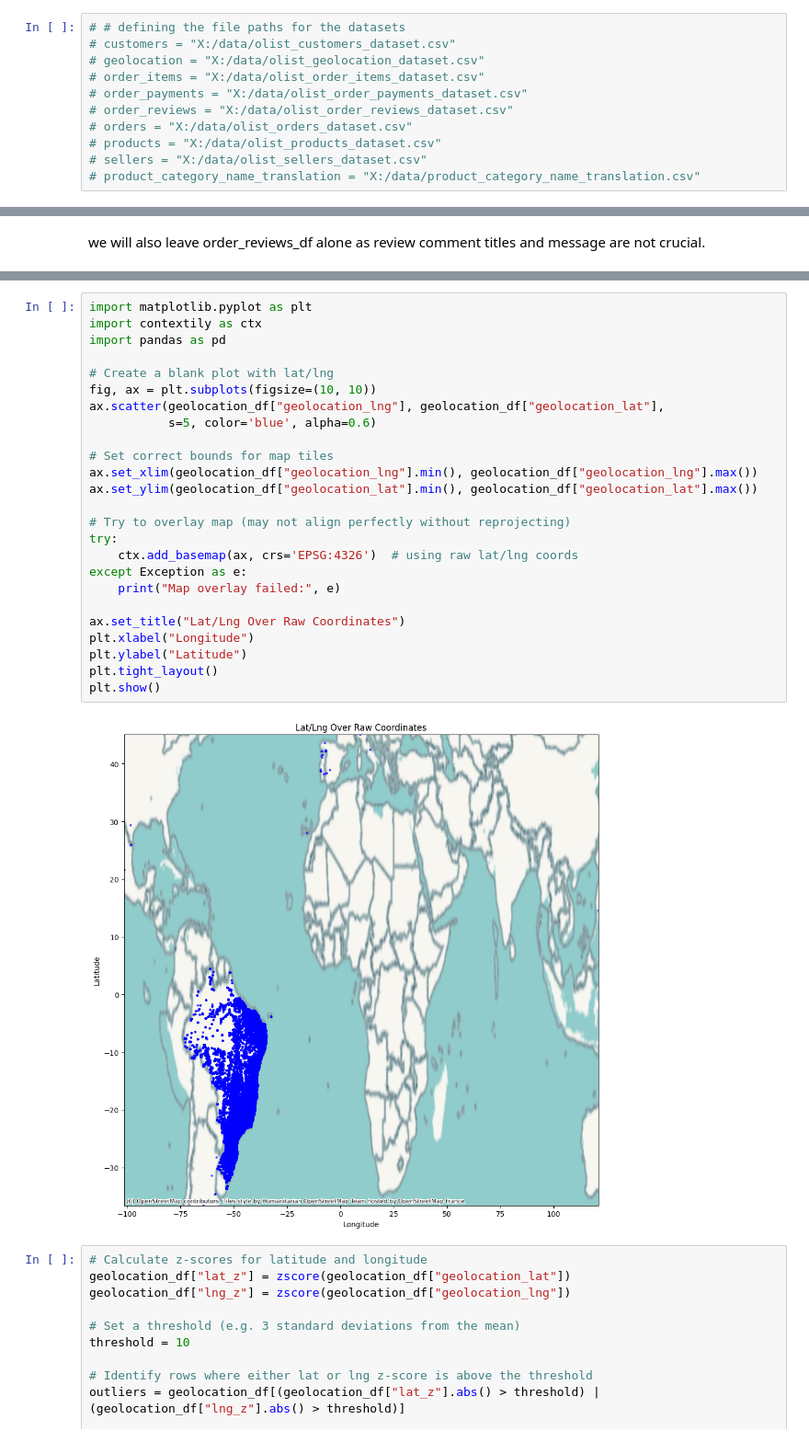
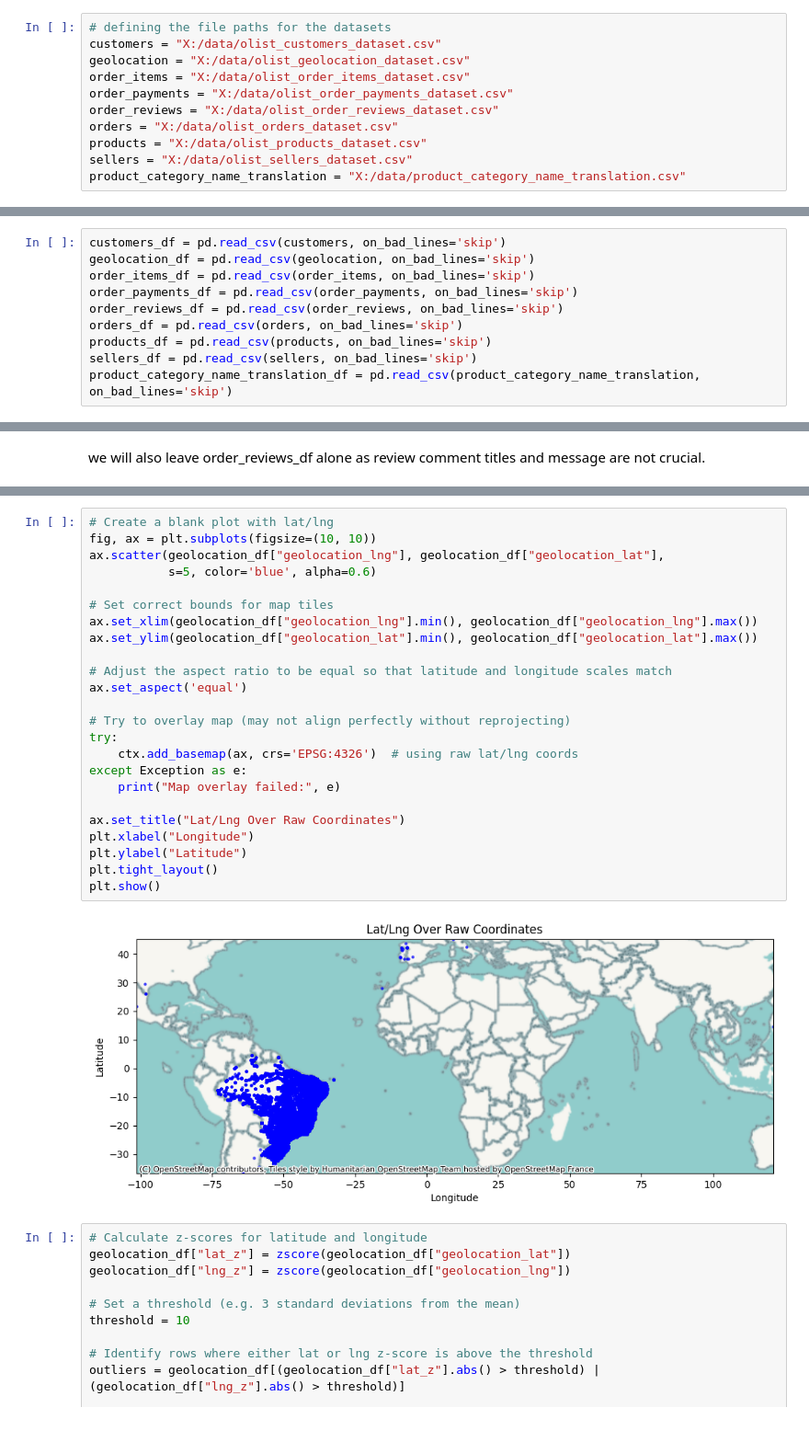
Before and after one commit to Mocuss/FESI-Crew, a Jupyter notebook: EDA.ipynb, the cells around one changed output, grey strips where cells are left out. Shown at 92% size. Saved outputs shown, nothing was run; the diff lists cells and outputs as text.

Commit message:
Add files via upload
Recleaned data

```diff
--- a/EDA.ipynb
+++ b/EDA.ipynb
@@ -41,11 +21,11 @@ product_category_name_translation = "C:/Users/Marcus/Documents/NYP/NYPY3/Y3S1/EG
 # %%
-# # defining the file paths for the datasets
-# customers = "X:/data/olist_customers_dataset.csv"
-# geolocation = "X:/data/olist_geolocation_dataset.csv"
-# order_items = "X:/data/olist_order_items_dataset.csv"
-# order_payments = "X:/data/olist_order_payments_dataset.csv"
-# order_reviews = "X:/data/olist_order_reviews_dataset.csv"
-# orders = "X:/data/olist_orders_dataset.csv"
-# products = "X:/data/olist_products_dataset.csv"
-# sellers = "X:/data/olist_sellers_dataset.csv"
-# product_category_name_translation = "X:/data/product_category_name_translation.csv"
+# defining the file paths for the datasets
+customers = "X:/data/olist_customers_dataset.csv"
+geolocation = "X:/data/olist_geolocation_dataset.csv"
+order_items = "X:/data/olist_order_items_dataset.csv"
+order_payments = "X:/data/olist_order_payments_dataset.csv"
+order_reviews = "X:/data/olist_order_reviews_dataset.csv"
+orders = "X:/data/olist_orders_dataset.csv"
+products = "X:/data/olist_products_dataset.csv"
+sellers = "X:/data/olist_sellers_dataset.csv"
+product_category_name_translation = "X:/data/product_category_name_translation.csv"
@@ -71,3 +32,13 @@ product_category_name_translation_df = pd.read_csv(product_category_name_transla
+# %%
+customers_df = pd.read_csv(customers, on_bad_lines='skip')
+geolocation_df = pd.read_csv(geolocation, on_bad_lines='skip')
+order_items_df = pd.read_csv(order_items, on_bad_lines='skip')
+order_payments_df = pd.read_csv(order_payments, on_bad_lines='skip')
+order_reviews_df = pd.read_csv(order_reviews, on_bad_lines='skip')
+orders_df = pd.read_csv(orders, on_bad_lines='skip')
+products_df = pd.read_csv(products, on_bad_lines='skip')
+sellers_df = pd.read_csv(sellers, on_bad_lines='skip')
+product_category_name_translation_df = pd.read_csv(product_category_name_translation, on_bad_lines='skip')
 # %%
 # defining functions to clean and preprocess the data
 def checkingforduplinull(df, name="DataFrame"):
@@ -168,30 +188,29 @@ plt.show()
 # %%
-import matplotlib.pyplot as plt
-import contextily as ctx
-import pandas as pd
-
 # Create a blank plot with lat/lng
 fig, ax = plt.subplots(figsize=(10, 10))
 ax.scatter(geolocation_df["geolocation_lng"], geolocation_df["geolocation_lat"],
            s=5, color='blue', alpha=0.6)
 
 # Set correct bounds for map tiles
 ax.set_xlim(geolocation_df["geolocation_lng"].min(), geolocation_df["geolocation_lng"].max())
 ax.set_ylim(geolocation_df["geolocation_lat"].min(), geolocation_df["geolocation_lat"].max())
+
+# Adjust the aspect ratio to be equal so that latitude and longitude scales match
+ax.set_aspect('equal')
 
 # Try to overlay map (may not align perfectly without reprojecting)
 try:
     ctx.add_basemap(ax, crs='EPSG:4326')  # using raw lat/lng coords
 except Exception as e:
     print("Map overlay failed:", e)
 
 ax.set_title("Lat/Lng Over Raw Coordinates")
 plt.xlabel("Longitude")
 plt.ylabel("Latitude")
 plt.tight_layout()
 plt.show()
 # %% [output]
-[figure, old version]
+[figure, new version]
 # %%
 # Calculate z-scores for latitude and longitude
 geolocation_df["lat_z"] = zscore(geolocation_df["geolocation_lat"])
```
Also changed, not shown: parts of 131 cells of this notebook.
